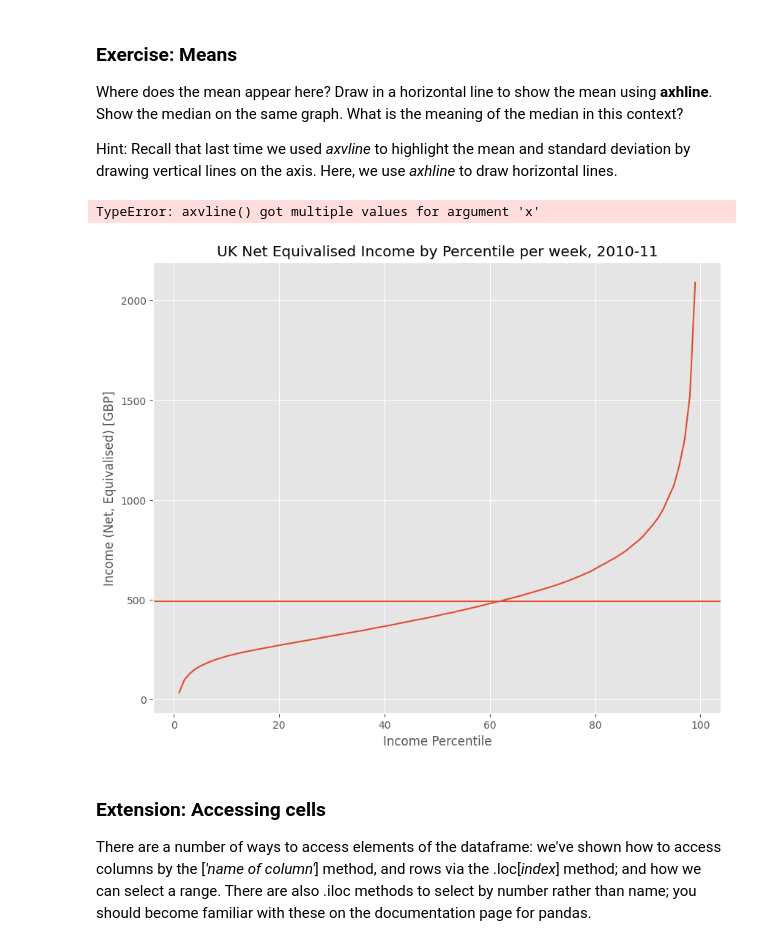
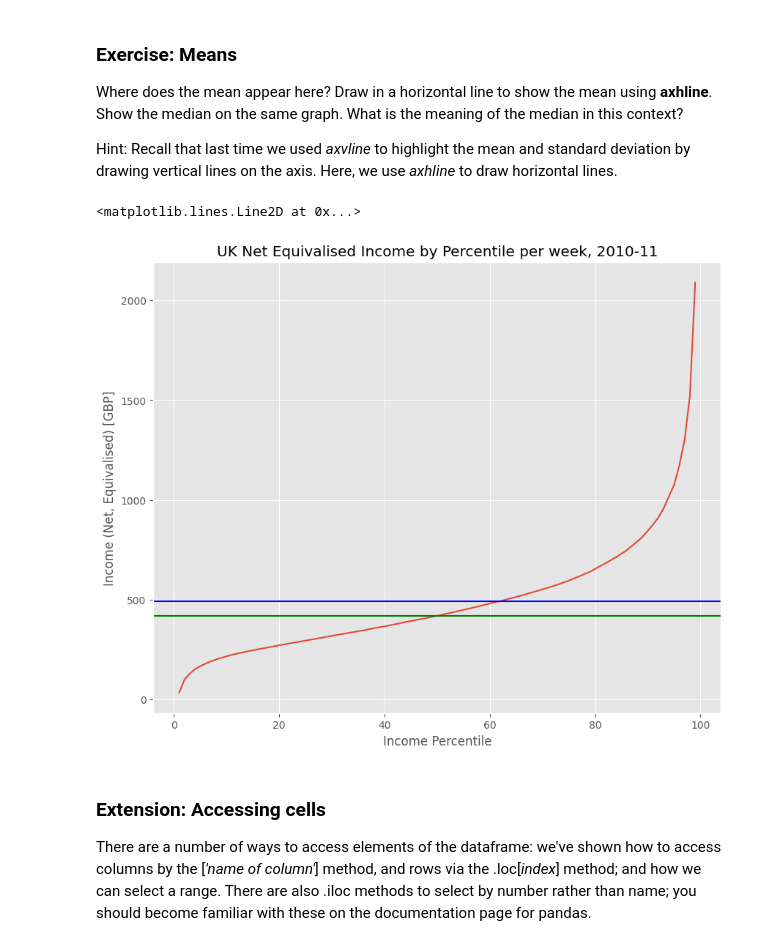
Before and after one commit to malvikamurkumbi/QM2, a Jupyter notebook: notebooks/W02. Pandas.ipynb, the cells around one changed output. Cells and saved outputs as stored; diff of their text form; code cells hidden in the pictures.

```diff
--- a/notebooks/W02. Pandas.ipynb
+++ b/notebooks/W02. Pandas.ipynb
@@ -233,13 +233,13 @@ Hint: Recall that last time we used *axvline* to highlight the mean and standard
 # %%
 income['Net equivalised household income in 2010-11, week'].plot()
 plt.title('UK Net Equivalised Income by Percentile per week, 2010-11')
 plt.xlabel('Income Percentile')
 plt.ylabel('Income (Net, Equivalised) [GBP]')
-plt.axhline(income['Net equivalised household income in 2010-11, week'].mean())
-plt.axvline(income['Net equivalised household income in 2010-11, week'], x=50)
+plt.axhline(income['Net equivalised household income in 2010-11, week'].mean(), color = 'blue')
+plt.axhline(income['Net equivalised household income in 2010-11, week'].median(), color = 'green')
 # %% [output]
-TypeError: axvline() got multiple values for argument 'x'
+<matplotlib.lines.Line2D at 0x...>
-[figure, old version]
+[figure, new version]
 # %% [markdown]
 ### Extension: Accessing cells
 
```
Also changed, not shown: parts of 12 cells of this notebook.
